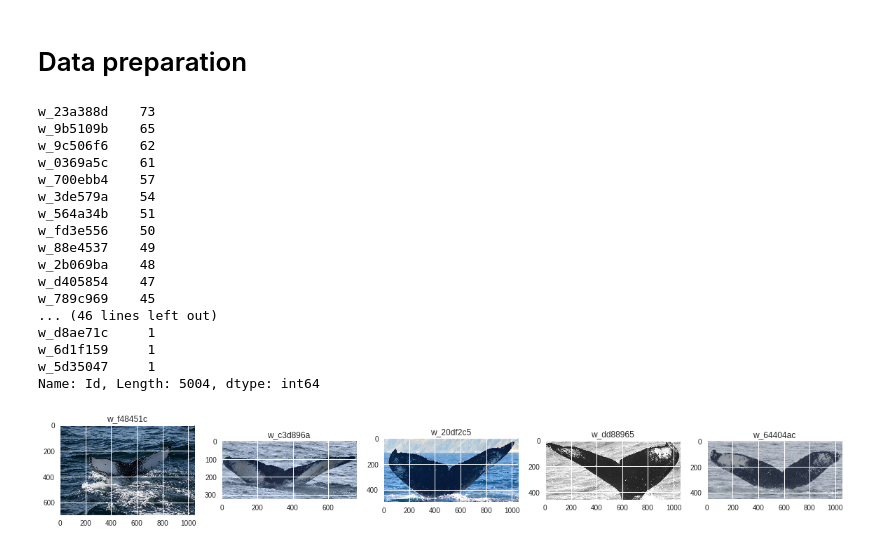
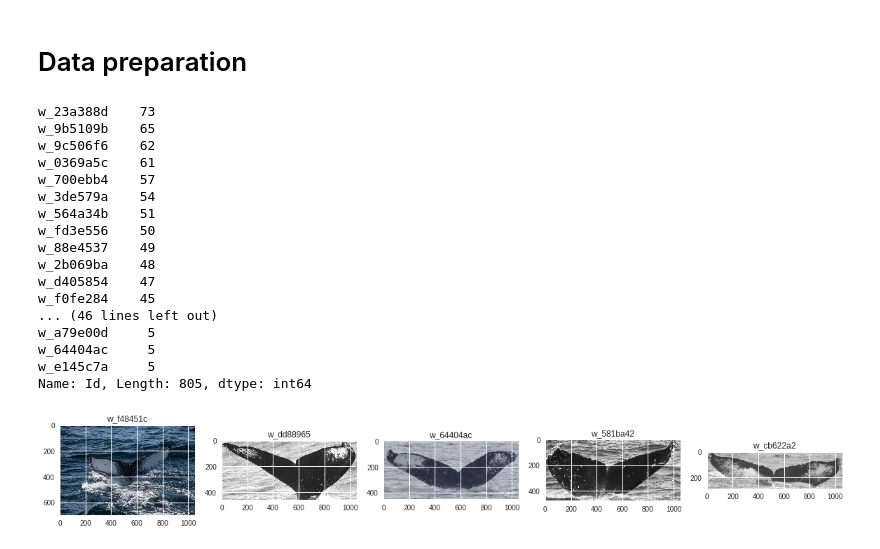
Before and after one commit to Zundock/Deep-whaling, a Jupyter notebook: deep_learning_final_project.ipynb, the cells around one changed output. Cells and saved outputs as stored; diff of their text form; code cells hidden in the pictures.

```diff
--- a/deep_learning_final_project.ipynb
+++ b/deep_learning_final_project.ipynb
@@ -99,43 +95,61 @@ Downloading train.zip to /content
 # %% [markdown]
 # Data preparation
 # %%
+N = 5
 train_df = pd.read_csv("./train.csv")
+is_not_new_whale = train_df['Id'] != 'new_whale'
+# get ids with more than X images:
+#
+# has_more_than_N_images = train_df['Id'] in ids
+# print(has_more_than_N_images)
+train_df = train_df[is_not_new_whale]
+# is_2002 =  gapminder['year']==2002
 
-seq = train_df['Id'] != 'new_whale'
-train_df = train_df[seq]
+#remove classes with less than 20 images
+
+counts = train_df['Id'].value_counts()
+
+res = train_df[~train_df['Id'].isin(counts[counts < N].index)]
+
+train_df = res
+
+# train_df = train_df[has_more_than_N_images]
+
+# print(id_list)
+# print(train_df.head())
 
 img_path = './train/'
 
 #get the first 5 whale images
 images = [(whale_img, whale_label) for (whale_img, whale_label) in zip(train_df.Image[:5], train_df.Id[:5])]
 
 fig, m_axs = plt.subplots(1, len(images), figsize = (20, 10))
 #show the images and label them
 for ii, c_ax in enumerate(m_axs):
     c_ax.imshow(imread(os.path.join(img_path,images[ii][0])))
     c_ax.set_title(images[ii][1])
 
 #how many photos of each whail
 train_df.Id.value_counts()
 # %% [output]
 w_23a388d    73
 w_9b5109b    65
 w_9c506f6    62
 w_0369a5c    61
 w_700ebb4    57
 w_3de579a    54
 w_564a34b    51
 w_fd3e556    50
 w_88e4537    49
 w_2b069ba    48
 w_d405854    47
-w_789c969    45
+w_f0fe284    45
 ... (46 lines left out)
-w_d8ae71c     1
-w_6d1f159     1
-w_5d35047     1
-Name: Id, Length: 5004, dtype: int64
+w_a79e00d     5
+w_64404ac     5
+w_e145c7a     5
+Name: Id, Length: 805, dtype: int64
-[figure, old version]
+[figure, new version]
 # %%
 # Make test directory
 
```
Also changed, not shown: parts of 11 cells of this notebook.
